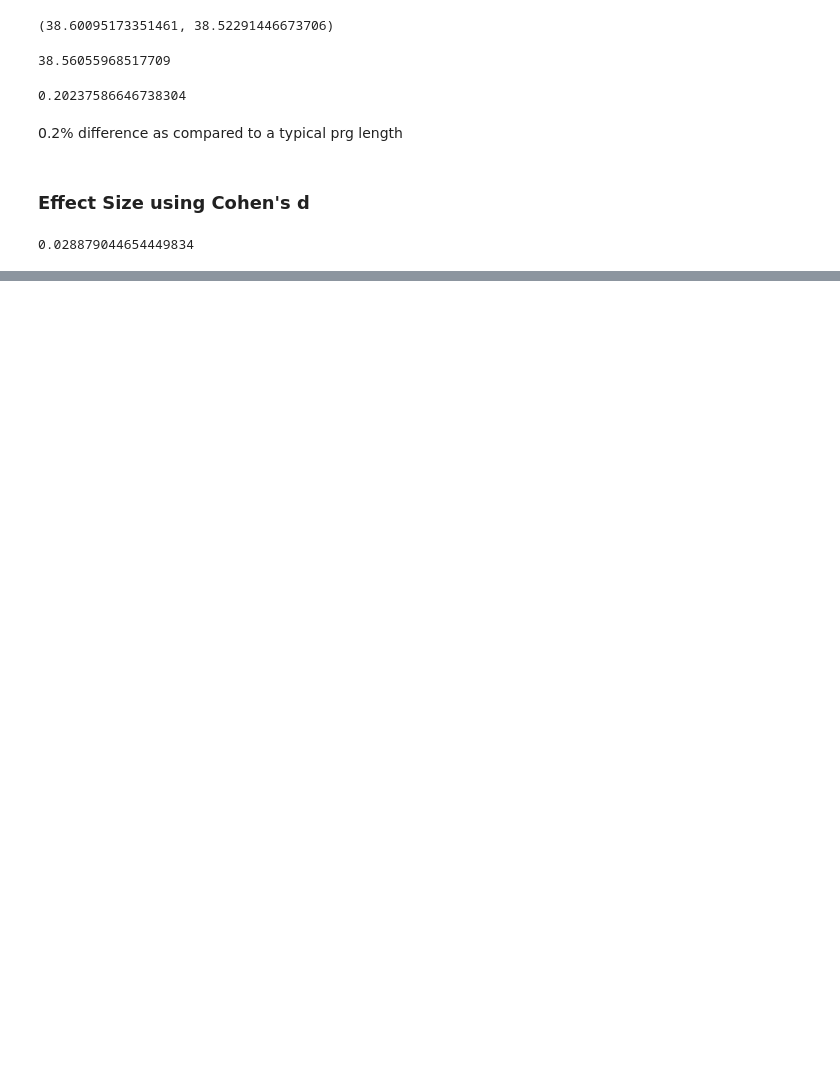
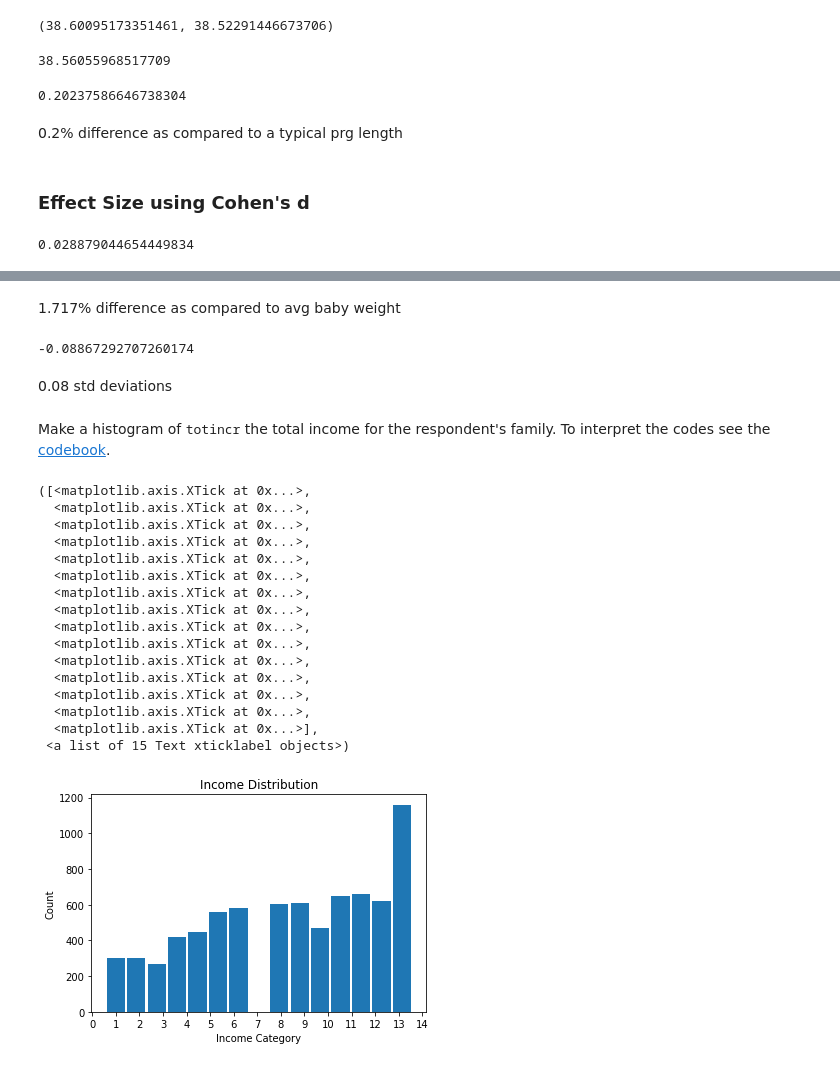
Before and after one commit to sarthakbabbar3/ThinkStats2_MyAnswers, a Jupyter notebook: Chapter-2 Distributions.ipynb, the cells around one changed output, grey strips where cells are left out. Saved outputs shown, nothing was run; the diff lists cells and outputs as text; code cells hidden in the pictures; blank space fills up the shorter version.

```diff
--- a/Chapter-2 Distributions.ipynb
+++ b/Chapter-2 Distributions.ipynb
@@ -186,0 +212,37 @@ cohen_d(firsts.prglngth, others.prglngth)
+# %% [markdown]
+1.717% difference as compared to avg baby weight
+# %%
+#cohen's d
+cohen_d(firsts.totalwgt_lb,others.totalwgt_lb)
+# %% [output]
+-0.08867292707260174
+# %% [markdown]
+0.08 std deviations
+# %%
+resp = nsfg.ReadFemResp()
+# %% [markdown]
+Make a histogram of <tt>totincr</tt> the total income for the respondent's family.  To interpret the codes see the [codebook](http://www.icpsr.umich.edu/nsfg6/Controller?displayPage=labelDetails&fileCode=FEM&section=R&subSec=7876&srtLabel=607543).
+# %%
+plt.hist(resp.totincr,bins = 15, rwidth=0.9, align='left')
+plt.xlabel('Income Category')
+plt.ylabel('Count')
+plt.title('Income Distribution')
+plt.xticks([i for i in range(0,15)])
+# %% [output]
+([<matplotlib.axis.XTick at 0x...>,
+  <matplotlib.axis.XTick at 0x...>,
+  <matplotlib.axis.XTick at 0x...>,
+  <matplotlib.axis.XTick at 0x...>,
+  <matplotlib.axis.XTick at 0x...>,
+  <matplotlib.axis.XTick at 0x...>,
+  <matplotlib.axis.XTick at 0x...>,
+  <matplotlib.axis.XTick at 0x...>,
+  <matplotlib.axis.XTick at 0x...>,
+  <matplotlib.axis.XTick at 0x...>,
+  <matplotlib.axis.XTick at 0x...>,
+  <matplotlib.axis.XTick at 0x...>,
+  <matplotlib.axis.XTick at 0x...>,
+  <matplotlib.axis.XTick at 0x...>,
+  <matplotlib.axis.XTick at 0x...>],
+ <a list of 15 Text xticklabel objects>)
+[figure, added]
```
Also changed, not shown: parts of 23 cells of this notebook.
